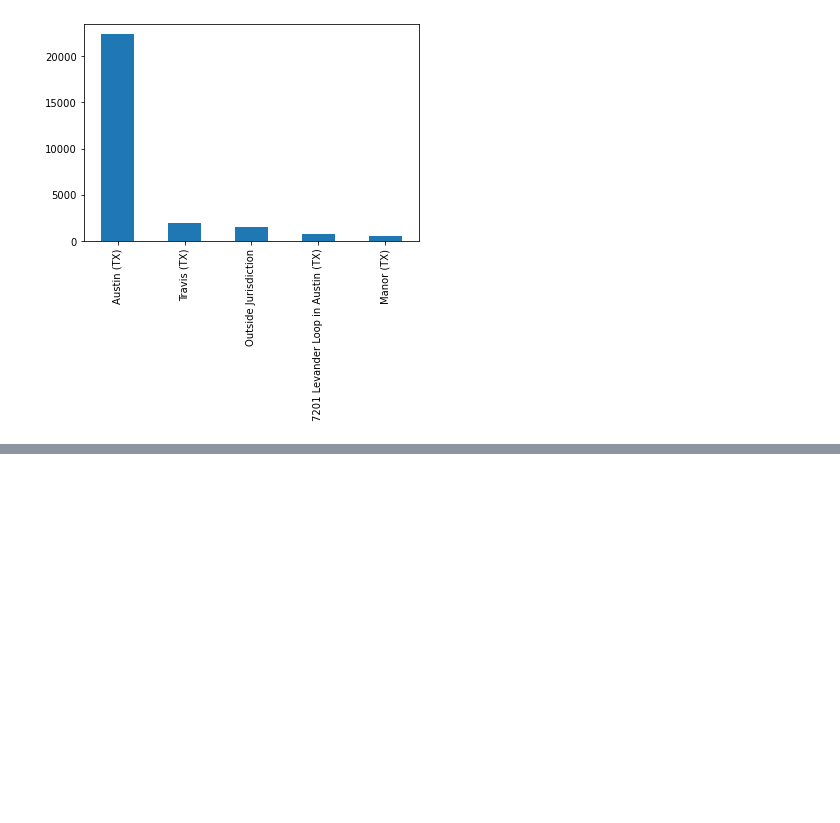
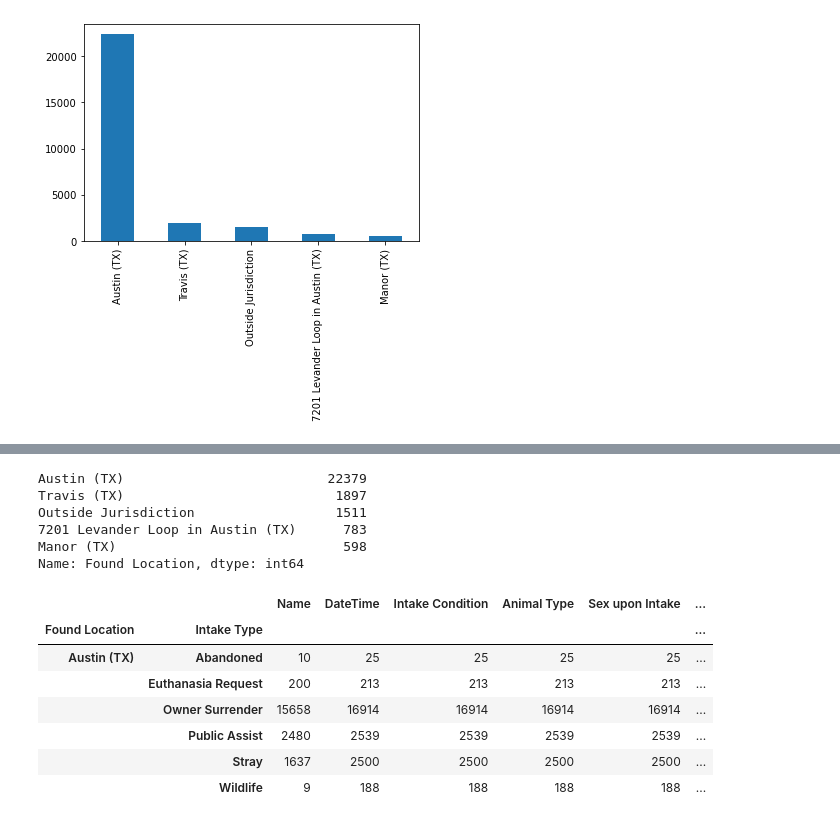
Before and after one commit to DamonReyes/Portfolio_Projects, a Jupyter notebook: Python/Animal Shelter Analytics.ipynb, the cells around one changed output, grey strips where cells are left out. Saved outputs shown, nothing was run; the diff lists cells and outputs as text; code cells hidden in the pictures; blank space fills up the shorter version.

```diff
--- a/Python/Animal Shelter Analytics.ipynb
+++ b/Python/Animal Shelter Analytics.ipynb
@@ -556,0 +577,20 @@ Successfully installed pandasql-0.7.3
+# %%
+C_i['Found Location'].value_counts().head(5)
+# %% [output]
+Austin (TX)                          22379
+Travis (TX)                           1897
+Outside Jurisdiction                  1511
+7201 Levander Loop in Austin (TX)      783
+Manor (TX)                             598
+Name: Found Location, dtype: int64
+# %%
+C_i[(C_i['Found Location'] == 'Austin (TX)')].groupby(['Found Location', 'Intake Type']).count()
+# %% [output]
+|  |  | Name | DateTime | Intake Condition | Animal Type | Sex upon Intake | ... |
+| Found Location | Intake Type |  |  |  |  |  | ... |
+| Austin (TX) | Abandoned | 10 | 25 | 25 | 25 | 25 | ... |
+|  | Euthanasia Request | 200 | 213 | 213 | 213 | 213 | ... |
+|  | Owner Surrender | 15658 | 16914 | 16914 | 16914 | 16914 | ... |
+|  | Public Assist | 2480 | 2539 | 2539 | 2539 | 2539 | ... |
+|  | Stray | 1637 | 2500 | 2500 | 2500 | 2500 | ... |
+|  | Wildlife | 9 | 188 | 188 | 188 | 188 | ... |
```
Also changed, not shown: parts of 33 cells of this notebook.
